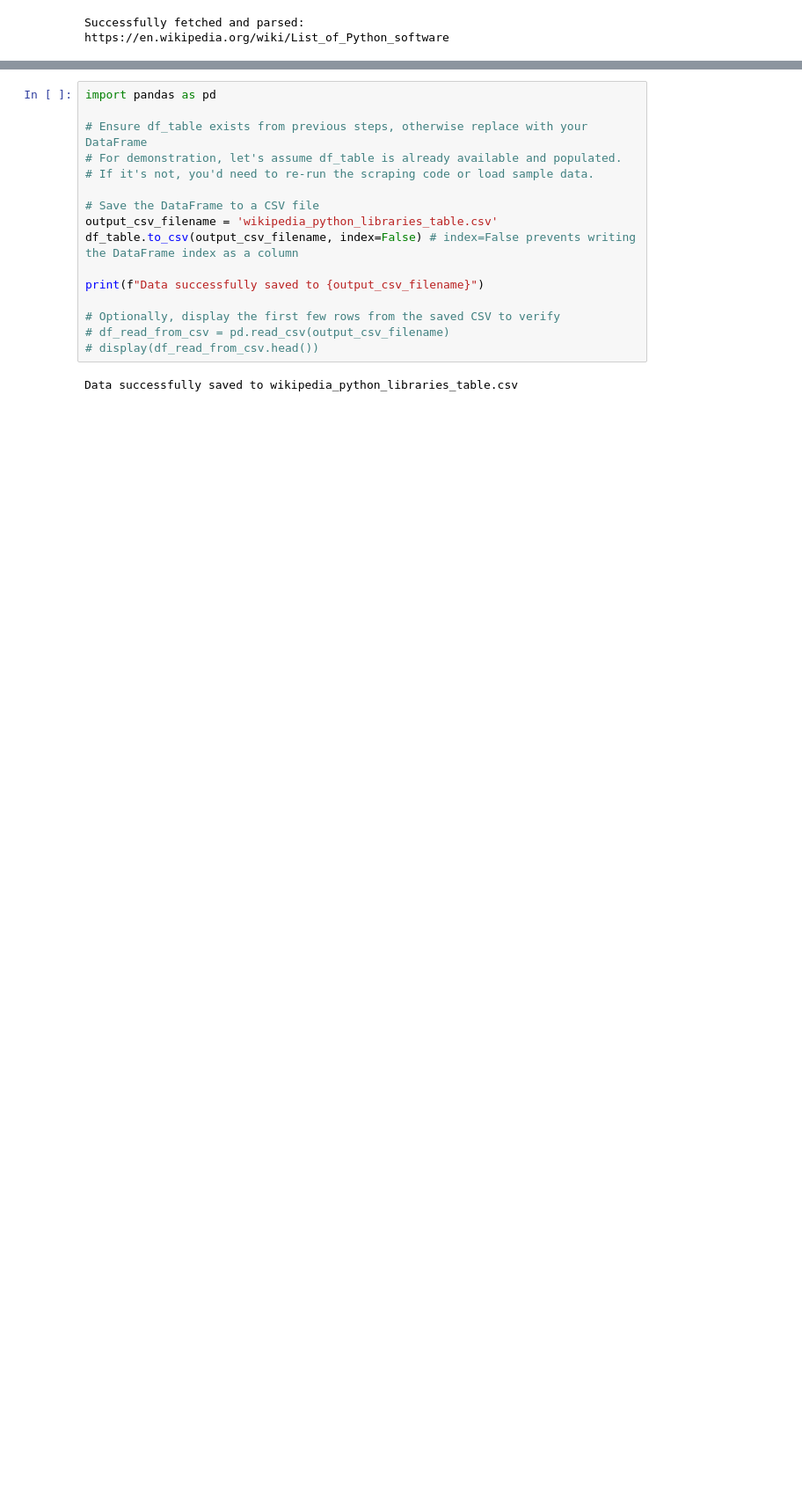
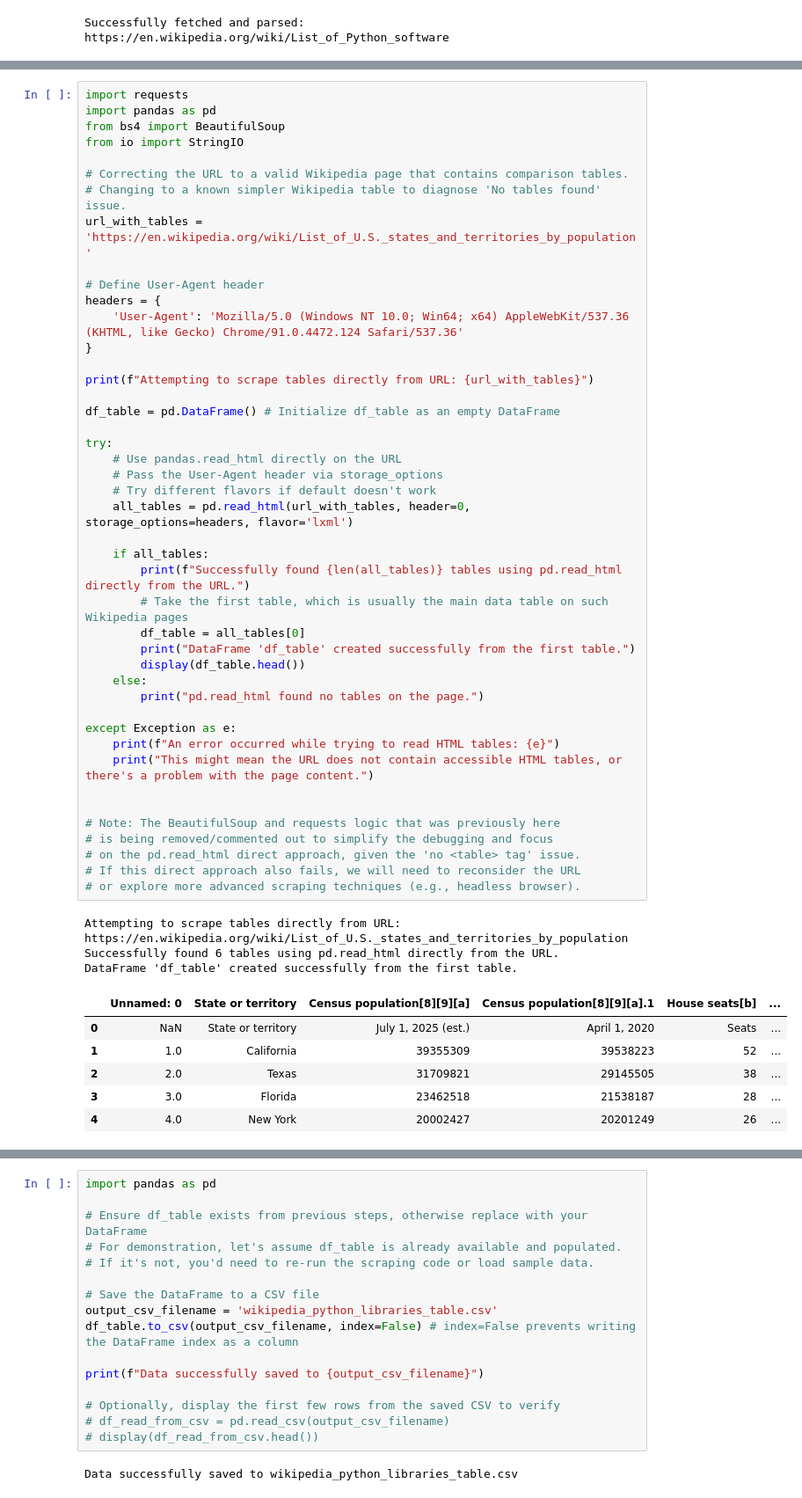
Before and after one commit to amit-sahu-a11y/ML_projects_for_practice, a Jupyter notebook: parse.ipynb, the cells around one changed output, grey strips where cells are left out. Shown at 88% size. Drawn from its saved outputs; the diff is of its cells as text; blank space fills up the shorter version.

```diff
--- a/parse.ipynb
+++ b/parse.ipynb
@@ -133,0 +69,54 @@ No <table> elements found on the page using BeautifulSoup.
+# %%
+import requests
+import pandas as pd
+from bs4 import BeautifulSoup
+from io import StringIO
+
+# Correcting the URL to a valid Wikipedia page that contains comparison tables.
+# Changing to a known simpler Wikipedia table to diagnose 'No tables found' issue.
+url_with_tables = 'https://en.wikipedia.org/wiki/List_of_U.S._states_and_territories_by_population'
+
+# Define User-Agent header
+headers = {
+    'User-Agent': 'Mozilla/5.0 (Windows NT 10.0; Win64; x64) AppleWebKit/537.36 (KHTML, like Gecko) Chrome/91.0.4472.124 Safari/537.36'
+}
+
+print(f"Attempting to scrape tables directly from URL: {url_with_tables}")
+
+df_table = pd.DataFrame() # Initialize df_table as an empty DataFrame
+
+try:
+    # Use pandas.read_html directly on the URL
+    # Pass the User-Agent header via storage_options
+    # Try different flavors if default doesn't work
+    all_tables = pd.read_html(url_with_tables, header=0, storage_options=headers, flavor='lxml')
+
+    if all_tables:
+        print(f"Successfully found {len(all_tables)} tables using pd.read_html directly from the URL.")
+        # Take the first table, which is usually the main data table on such Wikipedia pages
+        df_table = all_tables[0]
+        print("DataFrame 'df_table' created successfully from the first table.")
+        display(df_table.head())
+    else:
+        print("pd.read_html found no tables on the page.")
+
+except Exception as e:
+    print(f"An error occurred while trying to read HTML tables: {e}")
+    print("This might mean the URL does not contain accessible HTML tables, or there's a problem with the page content.")
+
+
+# Note: The BeautifulSoup and requests logic that was previously here
+# is being removed/commented out to simplify the debugging and focus
+# on the pd.read_html direct approach, given the 'no <table> tag' issue.
+# If this direct approach also fails, we will need to reconsider the URL
+# or explore more advanced scraping techniques (e.g., headless browser).
+# %% [output]
+Attempting to scrape tables directly from URL: https://en.wikipedia.org/wiki/List_of_U.S._states_and_territories_by_population
+Successfully found 6 tables using pd.read_html directly from the URL.
+DataFrame 'df_table' created successfully from the first table.
+|  | Unnamed: 0 | State or territory | Census population[8][9][a] | Census population[8][9][a].1 | House seats[b] | ... |
+| 0 | NaN | State or territory | July 1, 2025 (est.) | April 1, 2020 | Seats | ... |
+| 1 | 1.0 | California | 39355309 | 39538223 | 52 | ... |
+| 2 | 2.0 | Texas | 31709821 | 29145505 | 38 | ... |
+| 3 | 3.0 | Florida | 23462518 | 21538187 | 28 | ... |
+| 4 | 4.0 | New York | 20002427 | 20201249 | 26 | ... |
```
Also changed, not shown: parts of 11 cells of this notebook.
